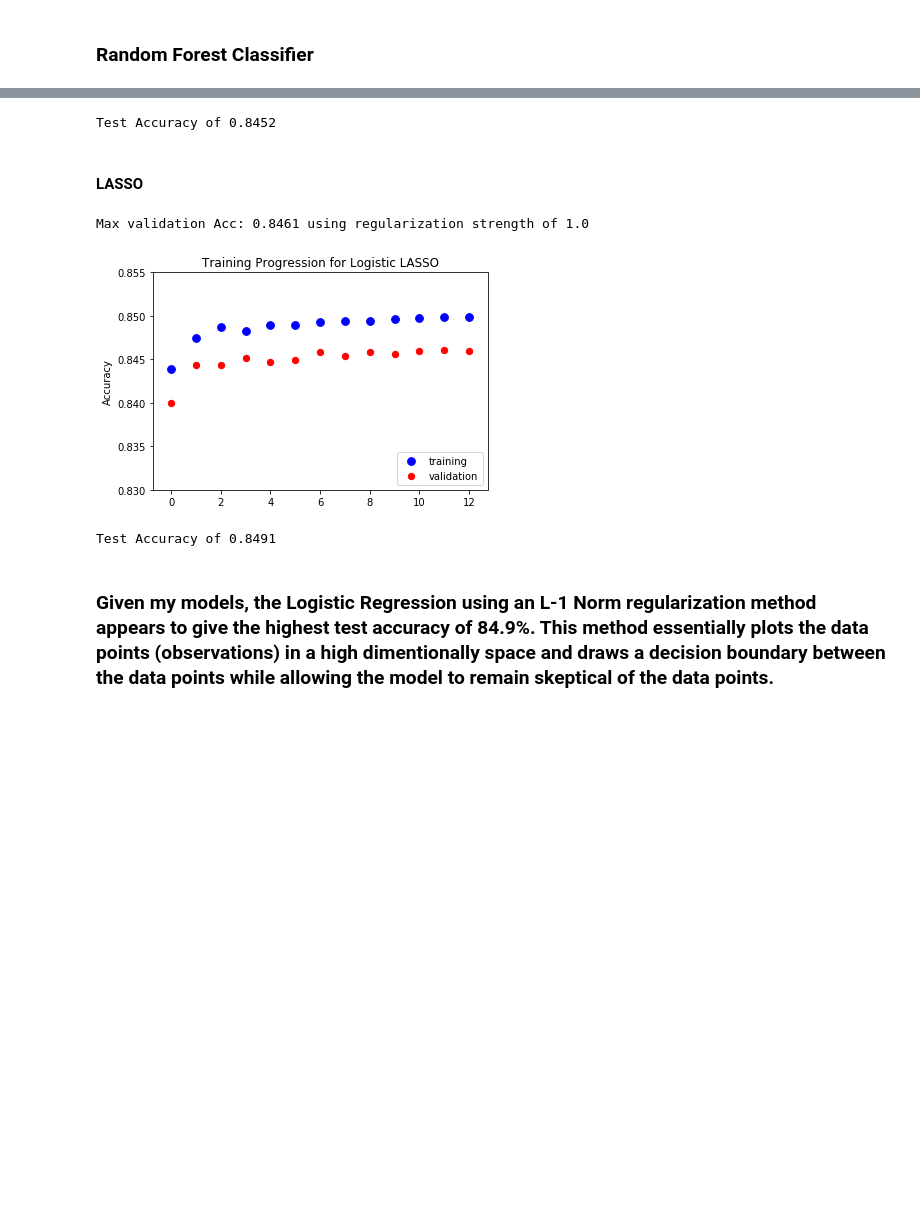
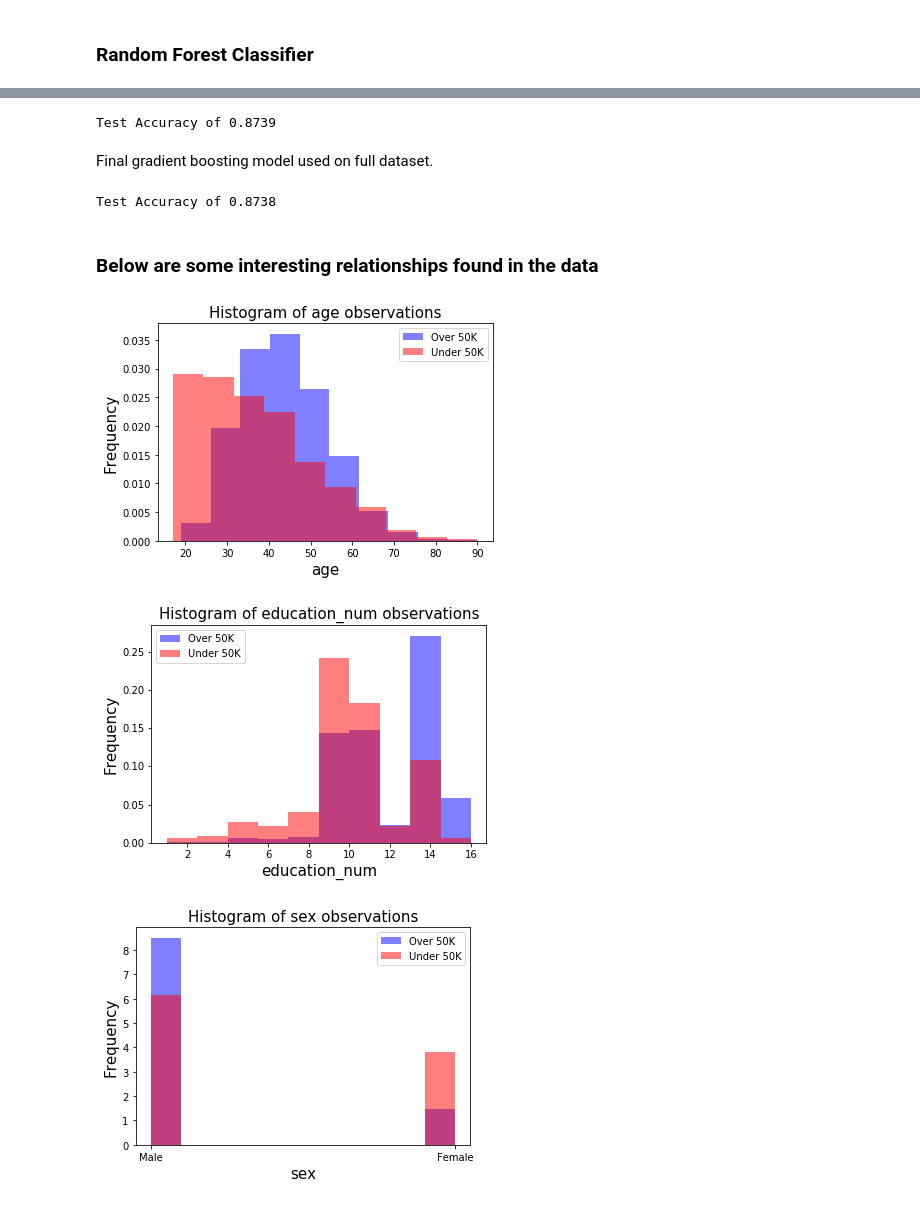
Before and after one commit to sfe2/data-scientist-exercise01, a Jupyter notebook: AnalyticsAssignment.ipynb, the cells around one changed output, grey strips where cells are left out. Saved outputs shown, nothing was run; the diff lists cells and outputs as text; code cells hidden in the pictures; blank space fills up the shorter version.

```diff
--- a/AnalyticsAssignment.ipynb
+++ b/AnalyticsAssignment.ipynb
@@ -324,28 +367,8 @@ Max validation Acc: 0.8472 using regularization strength of 0.05
 # %%
-#Final accuracy using Logistic Ridge Regression
-lr = LogisticRegression(penalty = 'l2', C = Cs[np.argmax(valAcc)], solver = 'liblinear')
-lr.fit(trainX, trainY)
-print("Test Accuracy of",round(lr.score(testX, testY),4))
+gbc = GradientBoostingClassifier(n_estimators = N[np.argmax(valAcc)])
+gbc.fit(trainX, trainY)
+print("Test Accuracy of",round(gbc.score(testX, testY),4))
 # %% [output]
-Test Accuracy of 0.8452
+Test Accuracy of 0.8739
-# %% [markdown]
-#### LASSO
-# %%
-trainAcc = []
-valAcc = []
-Cs = [0.01, 0.05, 0.1, 0.15, 0.2, 0.3, 0.5, 0.6, 0.7, 0.8, 0.9, 1.0, 1.5]  #Inverse of regression strength
-for c in Cs:
-    lr = LogisticRegression(penalty = 'l1', C = c, solver = 'liblinear')
-    lr.fit(trainX, trainY)
-    trainAcc.append(round(lr.score(trainX, trainY), 4))
-    valAcc.append(  round(lr.score(valX,  valY),  4))
-plt.ylim([0.83,.855])
-plt.scatter(list(range(len(trainAcc))), trainAcc, color = 'blue', label = 'training',   s = 60)
-plt.scatter(list(range(len(valAcc))),   valAcc,   color = 'red',  label = 'validation', s = 40)
-plt.ylabel("Accuracy")
-plt.title("Training Progression for Logistic LASSO")
-plt.legend(loc = 'lower right')
-print("Max validation Acc:", max(valAcc), "using regularization strength of", Cs[np.argmax(valAcc)])
-# %% [output]
-Max validation Acc: 0.8461 using regularization strength of 1.0
-[figure, removed]
+# %% [markdown]
+Final gradient boosting model used on full dataset.
@@ -352,9 +378,24 @@ Max validation Acc: 0.8461 using regularization strength of 1.0
 # %%
-#Final accuracy using Logistic LASSO Regression
-lr = LogisticRegression(penalty = 'l1', C = Cs[np.argmax(valAcc)], solver = 'liblinear')
-lr.fit(trainX, trainY)
-print("Test Accuracy of",round(lr.score(testX, testY),4))
+gbc = GradientBoostingClassifier(n_estimators = N[np.argmax(valAcc)])
+gbc.fit(trainX, trainY)
+print("Test Accuracy of",round(gbc.score(testX, testY),4))
 # %% [output]
-Test Accuracy of 0.8491
+Test Accuracy of 0.8738
-# %% [markdown]
-### Given my models, the Logistic Regression using an L-1 Norm regularization method appears to give the highest test accuracy of 84.9%.  This method essentially plots the data points (observations) in a high dimentionally space and draws a decision boundary between the data points while allowing the model to remain skeptical of the data points.
+# %% [markdown]
+### Below are some interesting relationships found in the data
+# %%
+interestingPreds = ['age', 'education_num', 'sex']
+for pred in interestingPreds:
+    fracOverList  = overDf[pred].tolist()
+    fracUnderList = underDf[pred].tolist()
+    fig = plt.figure()
+    plt.hist(fracOverList, label = 'Over 50K', color = 'blue', alpha  = 0.5, density = True)
+    plt.hist(fracUnderList, label = 'Under 50K', color = 'Red', alpha = 0.5, density = True)
+    plt.title("Histogram of "+pred +" observations", fontsize = 15)
+    plt.xlabel(pred, fontsize = 15)
+    plt.ylabel("Frequency", fontsize = 15)
+    plt.legend()
+# %% [output]
+[figure, added]
+[figure, added]
+[figure, added]
```
Also changed, not shown: parts of 22 cells of this notebook, 2 other files.
